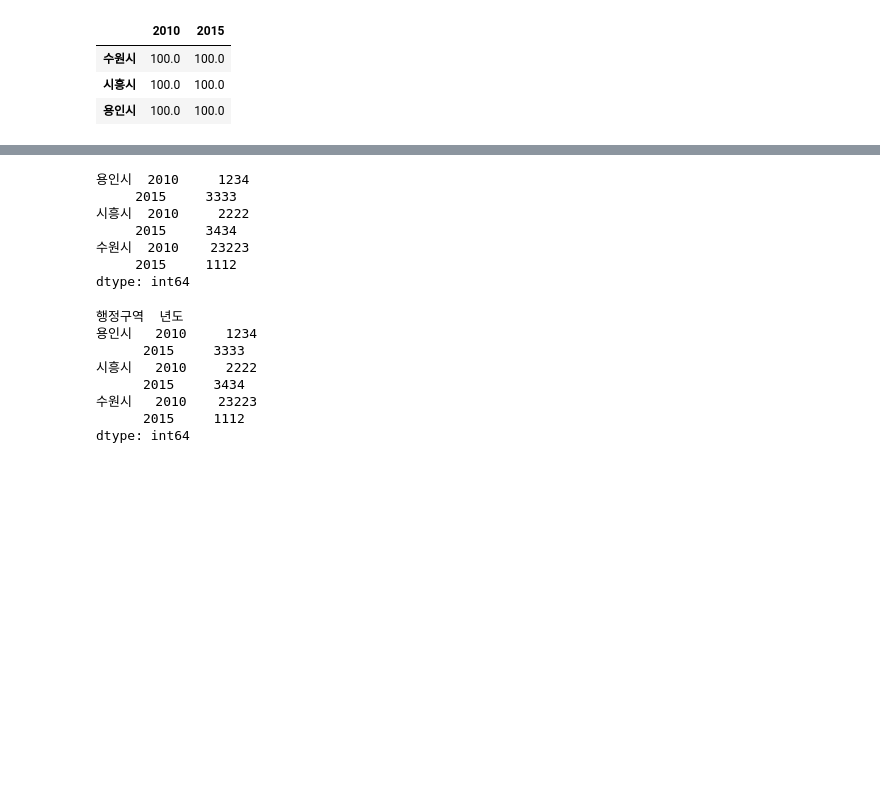
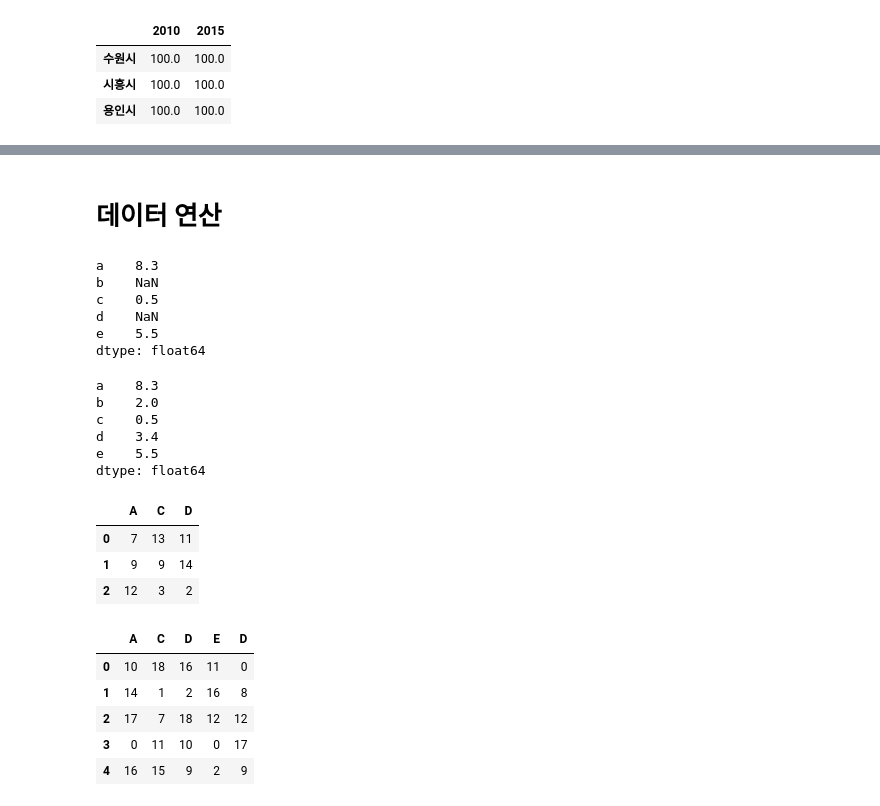
Before and after one commit to yumi-jun/LearnPandas, a Jupyter notebook: 판다스.ipynb, the cells around one changed output, grey strips where cells are left out. Cells and saved outputs as stored; diff of their text form; code cells hidden in the pictures; blank space fills up the shorter version.

```diff
--- a/판다스.ipynb
+++ b/판다스.ipynb
@@ -472,22 +429,44 @@ MultiIndex([('a', 1),
-# %%
-population
-# %% [output]
-용인시  2010     1234
-     2015     3333
-시흥시  2010     2222
-     2015     3434
-수원시  2010    23223
-     2015     1112
-dtype: int64
-# %%
-population.index.names=['행정구역','년도']
-population
-# %% [output]
-행정구역  년도
-용인시   2010     1234
-      2015     3333
-시흥시   2010     2222
-      2015     3434
-수원시   2010    23223
-      2015     1112
-dtype: int64
+# %% [markdown]
+# 데이터 연산
+# %%
+# '+' 연산 : 없는 index 은 NaN 값으로 들어간다.
+s1= pd.Series([7.3,-2.5,3.4,1.5],index=['a','c','d','e'])
+s2=pd.Series([1,2,3,4],index=['a','b','c','e'])
+s1+s2
+# %% [output]
+a    8.3
+b    NaN
+c    0.5
+d    NaN
+e    5.5
+dtype: float64
+# %%
+# 없는 것이 0으로 처리되어 0+num 처리
+s1.add(s2,fill_value=0)
+# %% [output]
+a    8.3
+b    2.0
+c    0.5
+d    3.4
+e    5.5
+dtype: float64
+# %%
+df1=pd.DataFrame(np.random.randint(0,20,(3,3)),
+                 columns=list('ACD'))
+df1
+# %% [output]
+|  | A | C | D |
+| 0 | 7 | 13 | 11 |
+| 1 | 9 | 9 | 14 |
+| 2 | 12 | 3 | 2 |
+# %%
+df2=pd.DataFrame(np.random.randint(0,20,(5,5)),
+                 columns=list('ACDED'))
+df2
+# %% [output]
+|  | A | C | D | E | D |
+| 0 | 10 | 18 | 16 | 11 | 0 |
+| 1 | 14 | 1 | 2 | 16 | 8 |
+| 2 | 17 | 7 | 18 | 12 | 12 |
+| 3 | 0 | 11 | 10 | 0 | 17 |
+| 4 | 16 | 15 | 9 | 2 | 9 |
```
Also changed, not shown: parts of 18 cells of this notebook.
